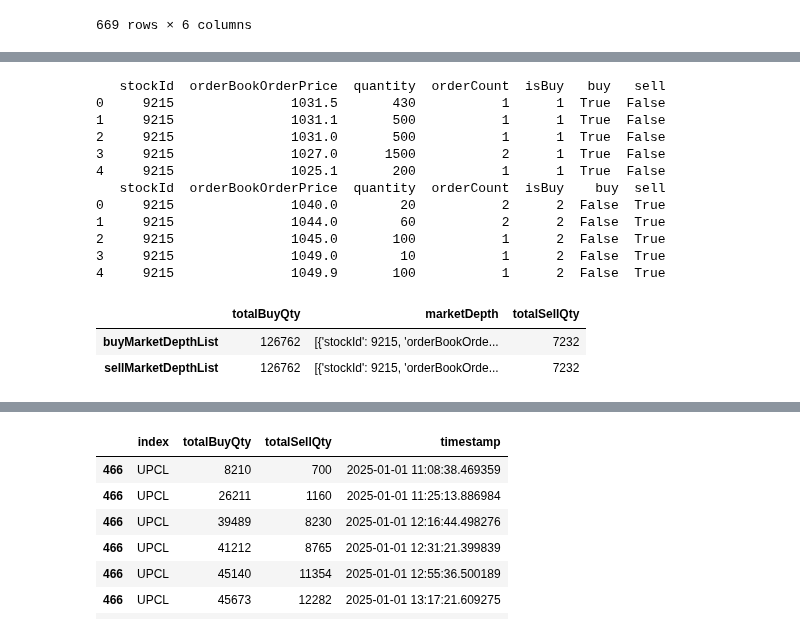
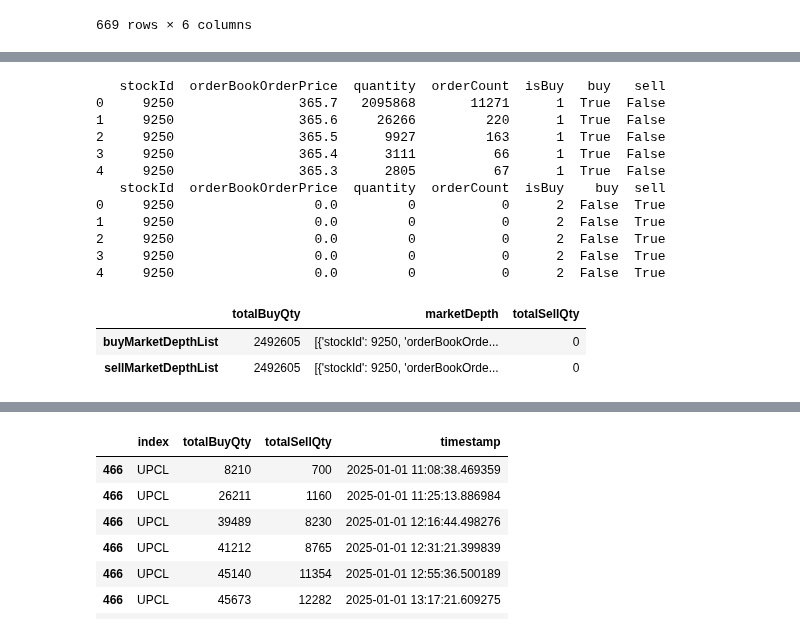
Before and after one commit to madhuko/nepse_depth, a Jupyter notebook: analytics.ipynb, the cells around one changed output, grey strips where cells are left out. Cells and saved outputs as stored; diff of their text form; code cells hidden in the pictures.

```diff
--- a/analytics.ipynb
+++ b/analytics.ipynb
@@ -57,8 +50,8 @@ for file_path in sorted(folder_path.glob("*.json")):
     # Extract date from filename (assuming format is yyyy-mm-dd.json)
     file_date_str = file_path.stem  # Gets filename without extension
     try:
-        file_date = datetime.strptime(file_date_str, "%Y-%m-%d")
-        if file_date > datetime.strptime('2025-03-15', "%Y-%m-%d"):
+        file_date = datetime.datetime.strptime(file_date_str, "%Y-%m-%d")
+        if file_date > datetime.datetime.strptime('2025-03-15', "%Y-%m-%d"):
             print(f"Processing: {file_path}")
             df=pd.read_json(file_path)
             df_combined = pd.DataFrame()
@@ -196,33 +223,33 @@ plt.show()
 # %%
 # Individual Script Market Depth
 
 pos=7
-script="MSHL"
+script="NMIC"
 
 dict=df.iloc[pos]['data'][script]
 df1=pd.DataFrame.from_dict(dict["marketDepth"]["buyMarketDepthList"])
 print(df1)
 
 df2=pd.DataFrame.from_dict(dict["marketDepth"]["sellMarketDepthList"])
 print(df2)
 
 pd.DataFrame.from_dict(dict)
 # %% [output]
    stockId  orderBookOrderPrice  quantity  orderCount  isBuy   buy   sell
-0     9215               1031.5       430           1      1  True  False
-1     9215               1031.1       500           1      1  True  False
-2     9215               1031.0       500           1      1  True  False
-3     9215               1027.0      1500           2      1  True  False
-4     9215               1025.1       200           1      1  True  False
+0     9250                365.7   2095868       11271      1  True  False
+1     9250                365.6     26266         220      1  True  False
+2     9250                365.5      9927         163      1  True  False
+3     9250                365.4      3111          66      1  True  False
+4     9250                365.3      2805          67      1  True  False
    stockId  orderBookOrderPrice  quantity  orderCount  isBuy    buy  sell
-0     9215               1040.0        20           2      2  False  True
-1     9215               1044.0        60           2      2  False  True
-2     9215               1045.0       100           1      2  False  True
-3     9215               1049.0        10           1      2  False  True
-4     9215               1049.9       100           1      2  False  True
+0     9250                  0.0         0           0      2  False  True
+1     9250                  0.0         0           0      2  False  True
+2     9250                  0.0         0           0      2  False  True
+3     9250                  0.0         0           0      2  False  True
+4     9250                  0.0         0           0      2  False  True
 |  | totalBuyQty | marketDepth | totalSellQty |
-| buyMarketDepthList | 126762 | [{'stockId': 9215, 'orderBookOrde... | 7232 |
-| sellMarketDepthList | 126762 | [{'stockId': 9215, 'orderBookOrde... | 7232 |
+| buyMarketDepthList | 2492605 | [{'stockId': 9250, 'orderBookOrde... | 0 |
+| sellMarketDepthList | 2492605 | [{'stockId': 9250, 'orderBookOrde... | 0 |
 # %%
 
 # Initialize an empty DataFrame
```
Also changed, not shown: parts of 7 cells of this notebook.
